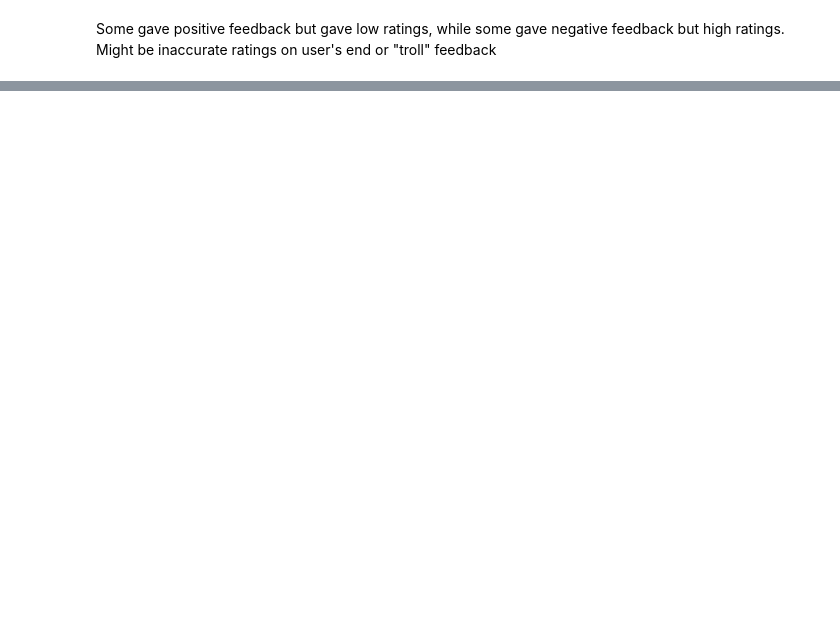
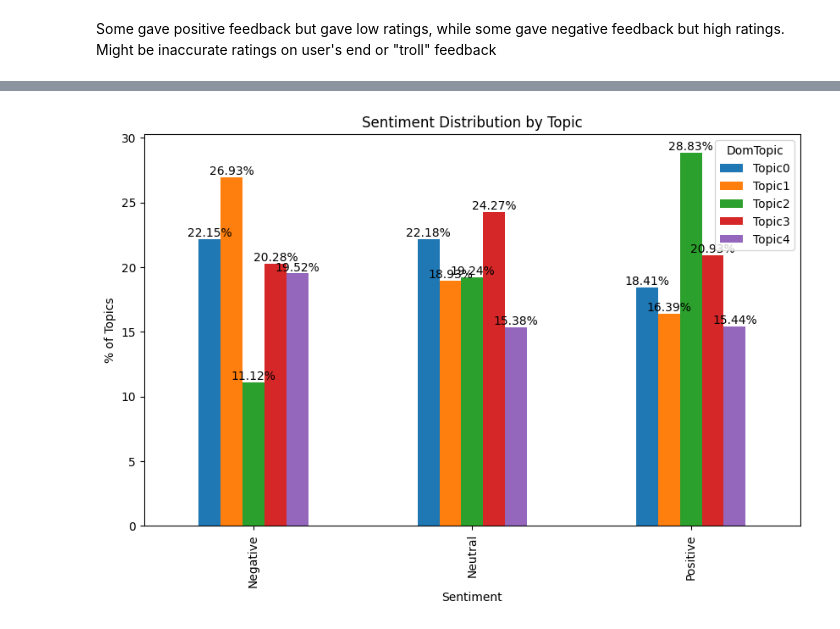
Before and after one commit to peacetay/CustomerProductReviews, a Jupyter notebook: Sentiment Analysis.ipynb, the cells around one changed output, grey strips where cells are left out. Cells and saved outputs as stored; diff of their text form; code cells hidden in the pictures; blank space fills up the shorter version.

```diff
--- a/Sentiment Analysis.ipynb
+++ b/Sentiment Analysis.ipynb
@@ -652,0 +328,2 @@ df_combined[df_combined['Topic'] == 'Cartridges'].head(10)
+# %%
+vaders["DomTopic"] = vaders.iloc[:,[31, 32, 33, 34, 35]].idxmax(axis=1)
@@ -652,0 +338,31 @@ df_combined[df_combined['Topic'] == 'Cartridges'].head(10)
+# %%
+# Define the thresholds for categorization
+negative_threshold = -0.05
+positive_threshold = 0.05
+
+# Create a new column 'Sentiment' based on compound score
+vaders['Sentiment'] = vaders['compound'].apply(lambda x: 'Positive' if x > positive_threshold else ('Negative' if x < negative_threshold else 'Neutral'))
+# %%
+# Adding a new column Count
+vaders['Count'] = 1  # Set 'Count' to 1 for each row
+
+# Group the data by 'Sentiment' and 'Dom Topic' and calculate the percentage
+topic_grouped = vaders.groupby(['Sentiment', 'DomTopic'])['Count'].sum().unstack(level=1)
+topic_grouped = topic_grouped.div(topic_grouped.sum(axis=1), axis=0) * 100
+
+# Create the bar chart
+ax = topic_grouped.plot(kind='bar', figsize=(10, 6))
+
+# Set labels and title
+plt.xlabel('Sentiment')
+plt.ylabel('% of Topics')
+plt.title('Sentiment Distribution by Topic')
+
+# Display percentages above each bar
+for p in ax.patches:
+    ax.annotate(f'{p.get_height():.2f}%', (p.get_x() + p.get_width() / 2., p.get_height()), ha='center', va='bottom')
+
+# Show the plot
+plt.show()
+# %% [output]
+[figure, added]
```
Also changed, not shown: parts of 77 cells of this notebook.
